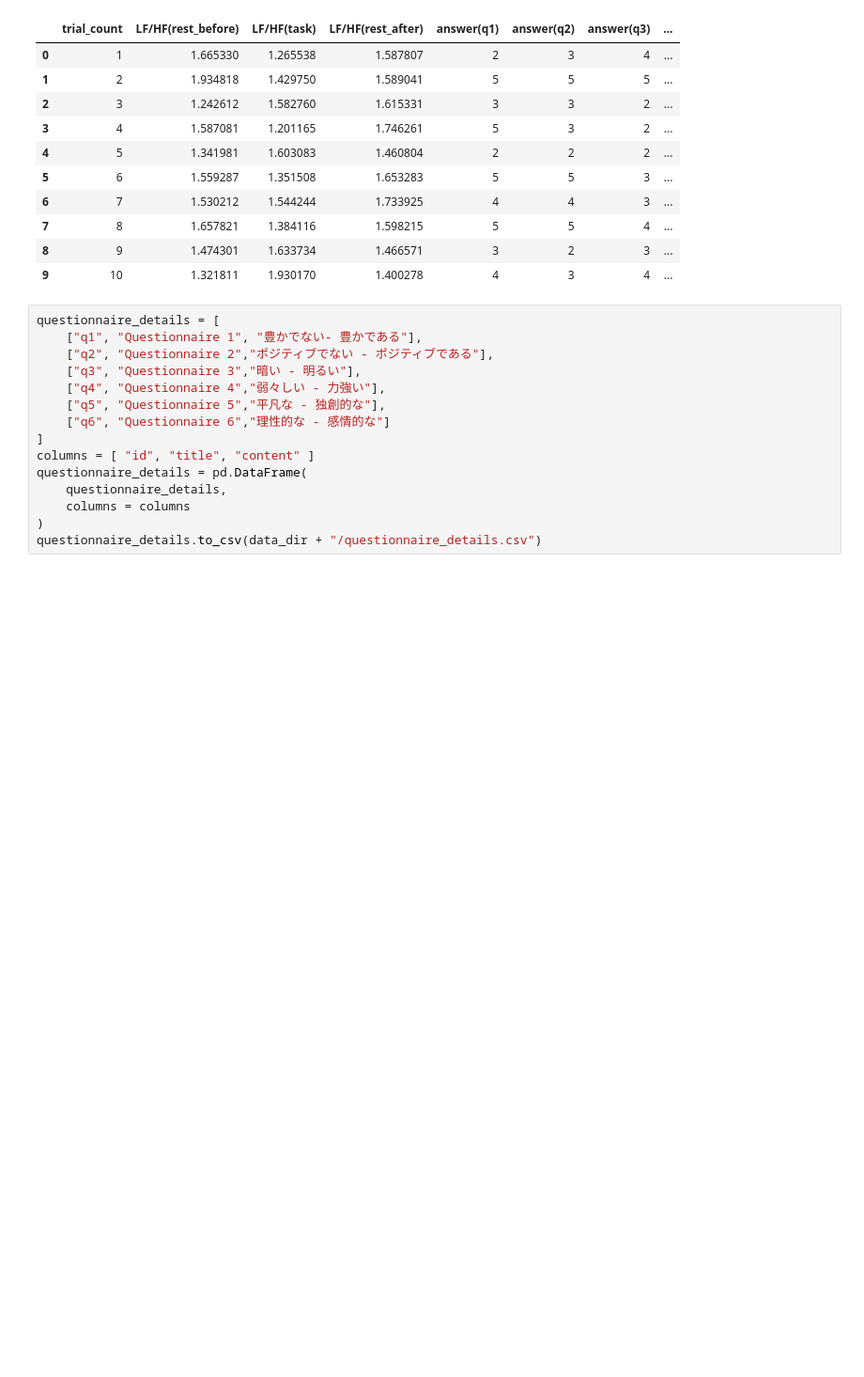
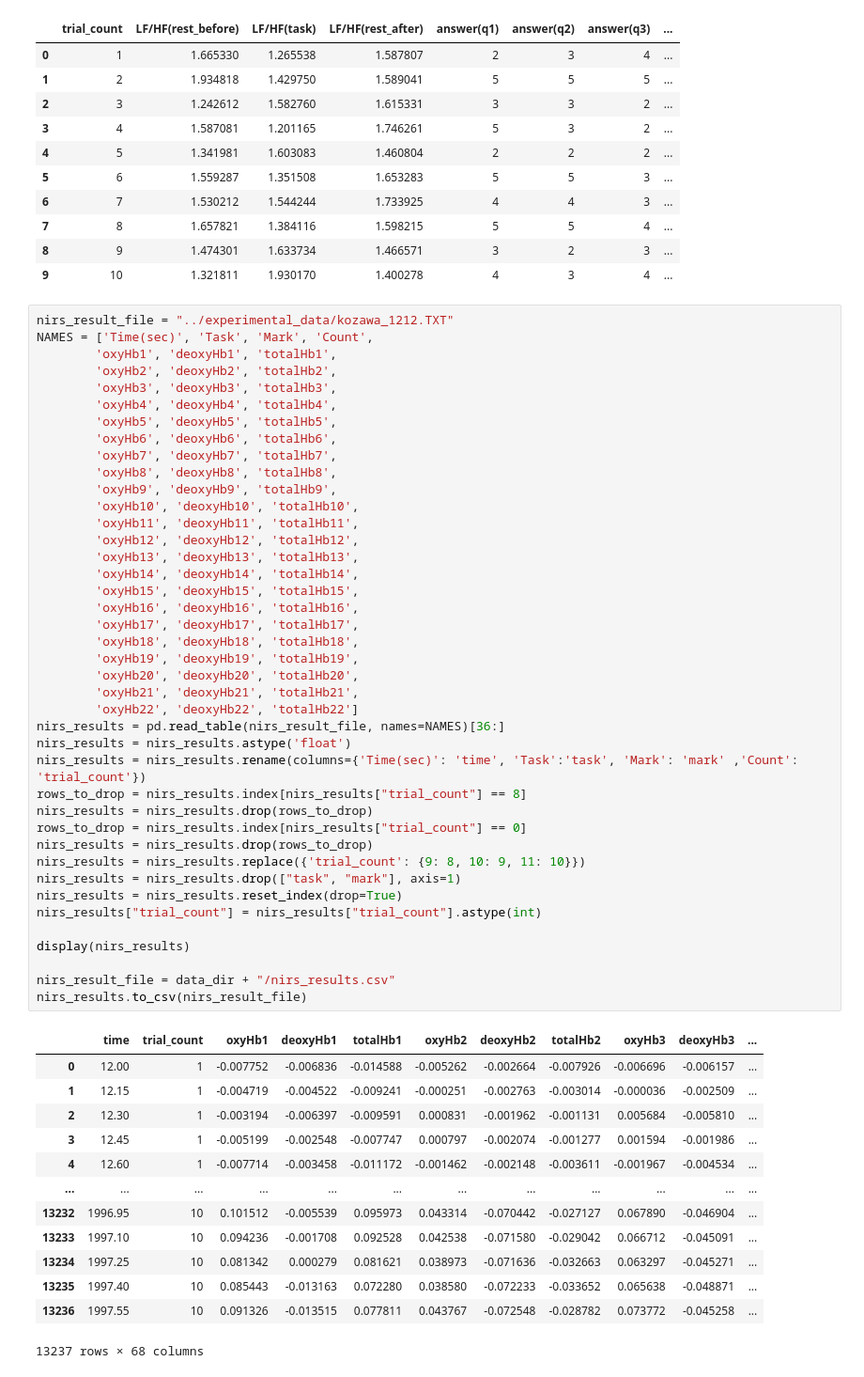
Before and after one commit to YUTATanamoto/Analysis-of-Specialists-Art-Appreciation, a Jupyter notebook: notebooks/preparation_for_analysis.ipynb, the cells around one changed output. Shown at 94% size. Saved outputs shown, nothing was run; the diff lists cells and outputs as text; blank space fills up the shorter version.

```diff
--- a/notebooks/preparation_for_analysis.ipynb
+++ b/notebooks/preparation_for_analysis.ipynb
@@ -39,18 +39,58 @@ display(merged)
 | 7 | 8 | 1.657821 | 1.384116 | 1.598215 | 5 | 5 | 4 | ... |
 | 8 | 9 | 1.474301 | 1.633734 | 1.466571 | 3 | 2 | 3 | ... |
 | 9 | 10 | 1.321811 | 1.930170 | 1.400278 | 4 | 3 | 4 | ... |
-# %%
-questionnaire_details = [
-    ["q1", "Questionnaire 1", "豊かでない- 豊かである"],
-    ["q2", "Questionnaire 2","ポジティブでない - ポジティブである"],
-    ["q3", "Questionnaire 3","暗い - 明るい"],
-    ["q4", "Questionnaire 4","弱々しい - 力強い"],
-    ["q5", "Questionnaire 5","平凡な - 独創的な"],
-    ["q6", "Questionnaire 6","理性的な - 感情的な"]
-]
-columns = [ "id", "title", "content" ]
-questionnaire_details = pd.DataFrame(
-    questionnaire_details,
-    columns = columns
-)
-questionnaire_details.to_csv(data_dir + "/questionnaire_details.csv")
+# %%
+nirs_result_file = "../experimental_data/kozawa_1212.TXT"
+NAMES = ['Time(sec)', 'Task', 'Mark', 'Count',
+        'oxyHb1', 'deoxyHb1', 'totalHb1',
+        'oxyHb2', 'deoxyHb2', 'totalHb2',
+        'oxyHb3', 'deoxyHb3', 'totalHb3',
+        'oxyHb4', 'deoxyHb4', 'totalHb4',
+        'oxyHb5', 'deoxyHb5', 'totalHb5',
+        'oxyHb6', 'deoxyHb6', 'totalHb6',
+        'oxyHb7', 'deoxyHb7', 'totalHb7',
+        'oxyHb8', 'deoxyHb8', 'totalHb8',
+        'oxyHb9', 'deoxyHb9', 'totalHb9',
+        'oxyHb10', 'deoxyHb10', 'totalHb10',
+        'oxyHb11', 'deoxyHb11', 'totalHb11',
+        'oxyHb12', 'deoxyHb12', 'totalHb12',
+        'oxyHb13', 'deoxyHb13', 'totalHb13',
+        'oxyHb14', 'deoxyHb14', 'totalHb14',
+        'oxyHb15', 'deoxyHb15', 'totalHb15',
+        'oxyHb16', 'deoxyHb16', 'totalHb16',
+        'oxyHb17', 'deoxyHb17', 'totalHb17',
+        'oxyHb18', 'deoxyHb18', 'totalHb18',
+        'oxyHb19', 'deoxyHb19', 'totalHb19',
+        'oxyHb20', 'deoxyHb20', 'totalHb20',
+        'oxyHb21', 'deoxyHb21', 'totalHb21',
+        'oxyHb22', 'deoxyHb22', 'totalHb22']
+nirs_results = pd.read_table(nirs_result_file, names=NAMES)[36:]
+nirs_results = nirs_results.astype('float')
+nirs_results = nirs_results.rename(columns={'Time(sec)': 'time', 'Task':'task', 'Mark': 'mark' ,'Count': 'trial_count'})
+rows_to_drop = nirs_results.index[nirs_results["trial_count"] == 8]
+nirs_results = nirs_results.drop(rows_to_drop)
+rows_to_drop = nirs_results.index[nirs_results["trial_count"] == 0]
+nirs_results = nirs_results.drop(rows_to_drop)
+nirs_results = nirs_results.replace({'trial_count': {9: 8, 10: 9, 11: 10}})
+nirs_results = nirs_results.drop(["task", "mark"], axis=1)
+nirs_results = nirs_results.reset_index(drop=True)
+nirs_results["trial_count"] = nirs_results["trial_count"].astype(int)
+
+display(nirs_results)
+
+nirs_result_file = data_dir + "/nirs_results.csv"
+nirs_results.to_csv(nirs_result_file)
+# %% [output]
+|  | time | trial_count | oxyHb1 | deoxyHb1 | totalHb1 | oxyHb2 | deoxyHb2 | totalHb2 | oxyHb3 | deoxyHb3 | ... |
+| 0 | 12.00 | 1 | -0.007752 | -0.006836 | -0.014588 | -0.005262 | -0.002664 | -0.007926 | -0.006696 | -0.006157 | ... |
+| 1 | 12.15 | 1 | -0.004719 | -0.004522 | -0.009241 | -0.000251 | -0.002763 | -0.003014 | -0.000036 | -0.002509 | ... |
+| 2 | 12.30 | 1 | -0.003194 | -0.006397 | -0.009591 | 0.000831 | -0.001962 | -0.001131 | 0.005684 | -0.005810 | ... |
+| 3 | 12.45 | 1 | -0.005199 | -0.002548 | -0.007747 | 0.000797 | -0.002074 | -0.001277 | 0.001594 | -0.001986 | ... |
+| 4 | 12.60 | 1 | -0.007714 | -0.003458 | -0.011172 | -0.001462 | -0.002148 | -0.003611 | -0.001967 | -0.004534 | ... |
+| ... | ... | ... | ... | ... | ... | ... | ... | ... | ... | ... | ... |
+| 13232 | 1996.95 | 10 | 0.101512 | -0.005539 | 0.095973 | 0.043314 | -0.070442 | -0.027127 | 0.067890 | -0.046904 | ... |
+| 13233 | 1997.10 | 10 | 0.094236 | -0.001708 | 0.092528 | 0.042538 | -0.071580 | -0.029042 | 0.066712 | -0.045091 | ... |
+| 13234 | 1997.25 | 10 | 0.081342 | 0.000279 | 0.081621 | 0.038973 | -0.071636 | -0.032663 | 0.063297 | -0.045271 | ... |
+| 13235 | 1997.40 | 10 | 0.085443 | -0.013163 | 0.072280 | 0.038580 | -0.072233 | -0.033652 | 0.065638 | -0.048871 | ... |
+| 13236 | 1997.55 | 10 | 0.091326 | -0.013515 | 0.077811 | 0.043767 | -0.072548 | -0.028782 | 0.073772 | -0.045258 | ... |
+13237 rows × 68 columns
```
Also changed, not shown: 6 other files.
